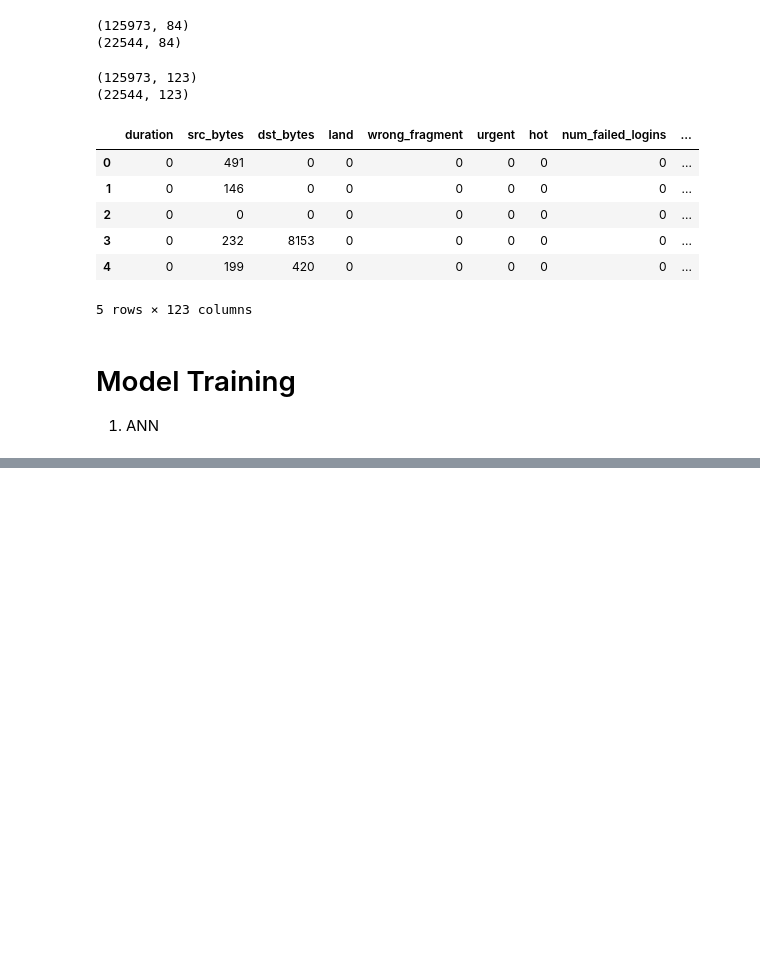
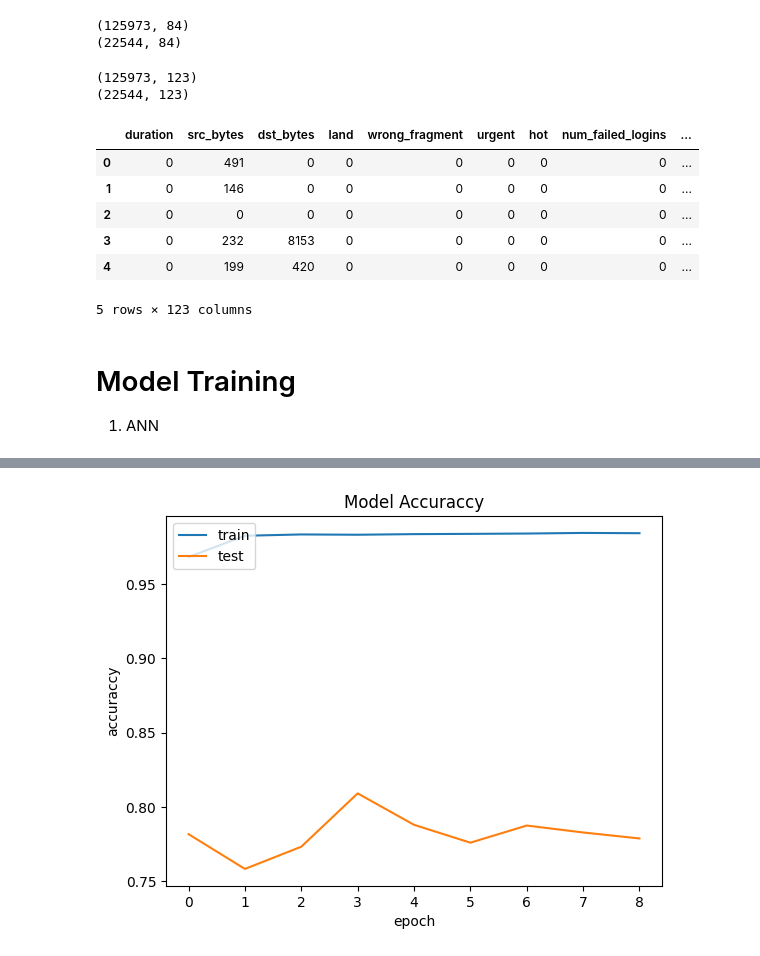
Before and after one commit to Shahriar-Saikat21/Anamoly_Detection_Ensemble_DNN, a Jupyter notebook: model.ipynb, the cells around one changed output, grey strips where cells are left out. Saved outputs shown, nothing was run; the diff lists cells and outputs as text; code cells hidden in the pictures; blank space fills up the shorter version.

Commit message:
ANN & CNN Model Built

```diff
--- a/model.ipynb
+++ b/model.ipynb
@@ -338,0 +362,19 @@ newdf_train.head()
+# %%
+model_ANN = Sequential()
+
+model_ANN.add(Dense(units = 256,activation='relu',kernel_regularizer=l2(0.001), input_shape = (122,)))
+model_ANN.add(Dropout(0.3))
+
+model_ANN.add(Dense(units = 128,activation='relu',kernel_regularizer=l2(0.001)))
+model_ANN.add(Dropout(0.4))
+
+model_ANN.add(Dense(units = 64,activation='relu',kernel_regularizer=l2(0.001)))
+model_ANN.add(Dropout(0.5))
+
+model_ANN.add(Dense(units = 128,activation='relu',kernel_regularizer=l2(0.001)))
+model_ANN.add(Dropout(0.5))
+
+model_ANN.add(Dense(units = 256,activation='relu'))
+model_ANN.add(Dropout(0.6))
+
+model_ANN.add(Dense(units = 5,activation = 'softmax'))
@@ -338,0 +405,10 @@ newdf_train.head()
+# %%
+model_ANN.compile(optimizer = Adam(learning_rate = 0.001),loss='sparse_categorical_crossentropy',metrics=['accuracy'])
+# %%
+early_stopping = EarlyStopping(
+    monitor="val_loss",
+    patience=5,
+    restore_best_weights=True,
+)
+# %%
+ANN_history = model_ANN.fit(x_train,y_train, validation_data = (x_test, y_test), epochs = 100,batch_size=32, callbacks = [early_stopping],verbose = 1, shuffle = True)
@@ -338,0 +434,10 @@ newdf_train.head()
+# %%
+plt.plot(ANN_history.history['accuracy'])
+plt.plot(ANN_history.history['val_accuracy'])
+plt.title("Model Accuraccy")
+plt.ylabel('accuraccy')
+plt.xlabel('epoch')
+plt.legend(['train','test'],loc='upper left')
+plt.show()
+# %% [output]
+[figure, added]
```
Also changed, not shown: parts of 28 cells of this notebook, 2 other files.
